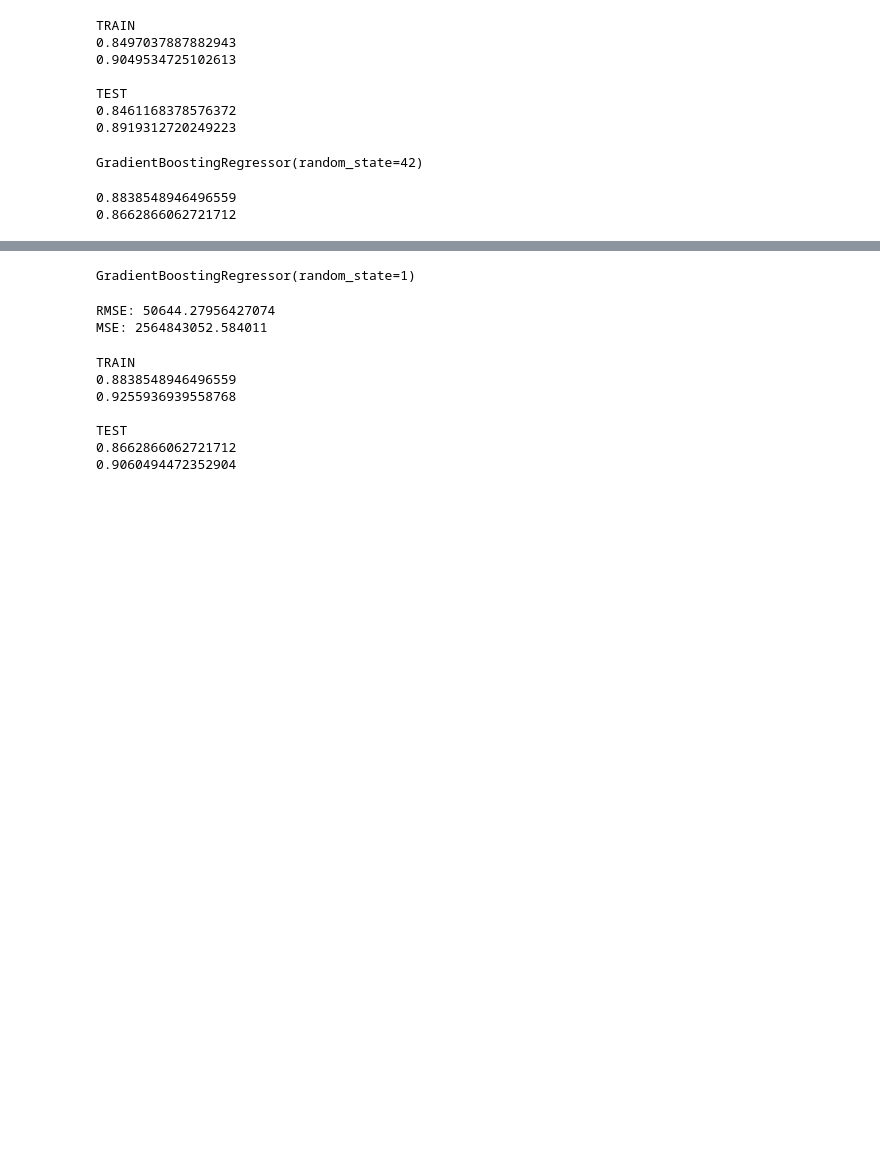
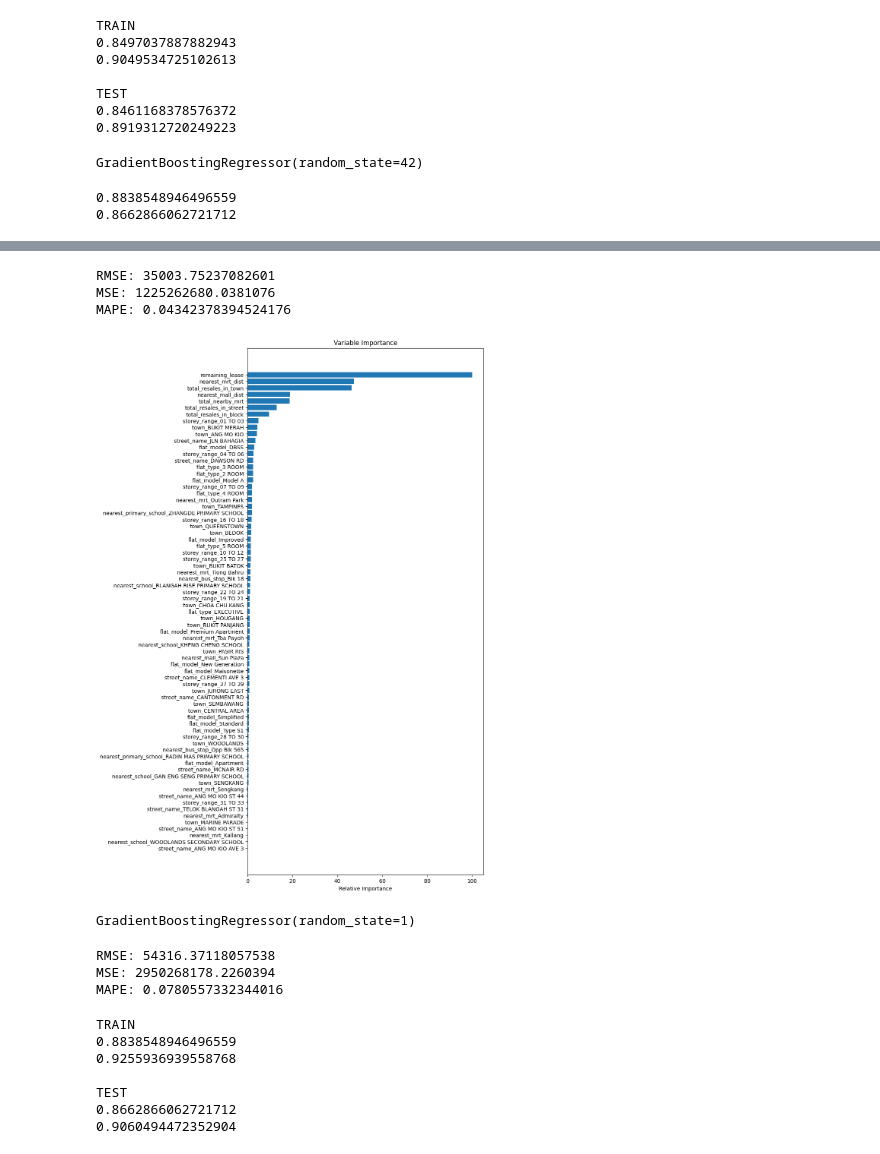
Before and after one commit to cliftonfelix/Predicting-HDB-Resale-Prices, a Jupyter notebook: Simon's Notebook.ipynb, the cells around one changed output, grey strips where cells are left out. Saved outputs shown, nothing was run; the diff lists cells and outputs as text; code cells hidden in the pictures; blank space fills up the shorter version.

Commit message:
Update to learn feature importance

```diff
--- a/Simon's Notebook.ipynb
+++ b/Simon's Notebook.ipynb
@@ -185,0 +196,13 @@ MSE: 2154144367.738991
+# %%
+from sklearn.model_selection import GridSearchCV
+
+parameters = {'learning_rate': [0.01, 0.02, 0.05, 0.1],
+              'subsample'    : [0.9, 0.5, 0.2, 0.1],
+              'n_estimators' : [100, 500, 1000, 1500],
+              'max_depth'    : [10, 20, 30, 50]
+             }
+
+
+GBR = GradientBoostingRegressor(random_state=42)
+grid_GBR = GridSearchCV(estimator=GBR, param_grid = parameters, cv = 2, n_jobs=-1)
+grid_GBR.fit(train_x, train_y)
@@ -186,3 +233,32 @@ MSE: 2154144367.738991
+# %%
+pred_y = grid_GBR.predict(test_x)
+
+print(f"RMSE: {mean_squared_error(pred_y * test_df['floor_area_sqm'], test_df['resale_price'], squared=False)}")
+
+print(f"MSE: {mean_squared_error(pred_y * test_df['floor_area_sqm'], test_df['resale_price'], squared=True)}")
+
+print(f"MAPE: {mean_absolute_percentage_error(pred_y * test_df['floor_area_sqm'], test_df['resale_price'])}" )
+# %% [output]
+RMSE: 35003.75237082601
+MSE: 1225262680.0381076
+MAPE: 0.04342378394524176
+# %%
+import matplotlib.pyplot as plt
+
+feature_importance = grid_GBR.best_estimator_.feature_importances_
+# make importances relative to max importance
+feature_importance = 100.0 * (feature_importance / feature_importance.max())
+sorted_idx = np.argsort(feature_importance)
+pos = np.arange(sorted_idx.shape[0]) + .5
+# plt.subplot(1, 2, 2)
+plt.figure(figsize=(8, 18))
+plt.barh(pos, feature_importance[sorted_idx], align='center')
+plt.yticks(pos, train_x.keys()[sorted_idx])
+plt.xlabel('Relative Importance')
+plt.title('Variable Importance')
+plt.show()
+# %% [output]
+[figure, added]
 # %%
 reg2 = GradientBoostingRegressor(random_state=1)
 reg2.fit(train_price_x, train_price_y)
@@ -194,9 +270,12 @@ pred_price_y = reg2.predict(test_price_x)
 print(f"RMSE: {mean_squared_error(pred_price_y, test_price_y, squared=False)}")
 
 print(f"MSE: {mean_squared_error(pred_price_y, test_price_y, squared=True)}")
+
+print(f"MAPE: {mean_absolute_percentage_error(pred_price_y, test_price_y)}" )
 # %% [output]
-RMSE: 50644.27956427074
-MSE: 2564843052.584011
+RMSE: 54316.37118057538
+MSE: 2950268178.2260394
+MAPE: 0.0780557332344016
 # %%
 print("TRAIN")
 print(reg.score(train_x, train_y))
```
Also changed, not shown: parts of 5 cells of this notebook.
